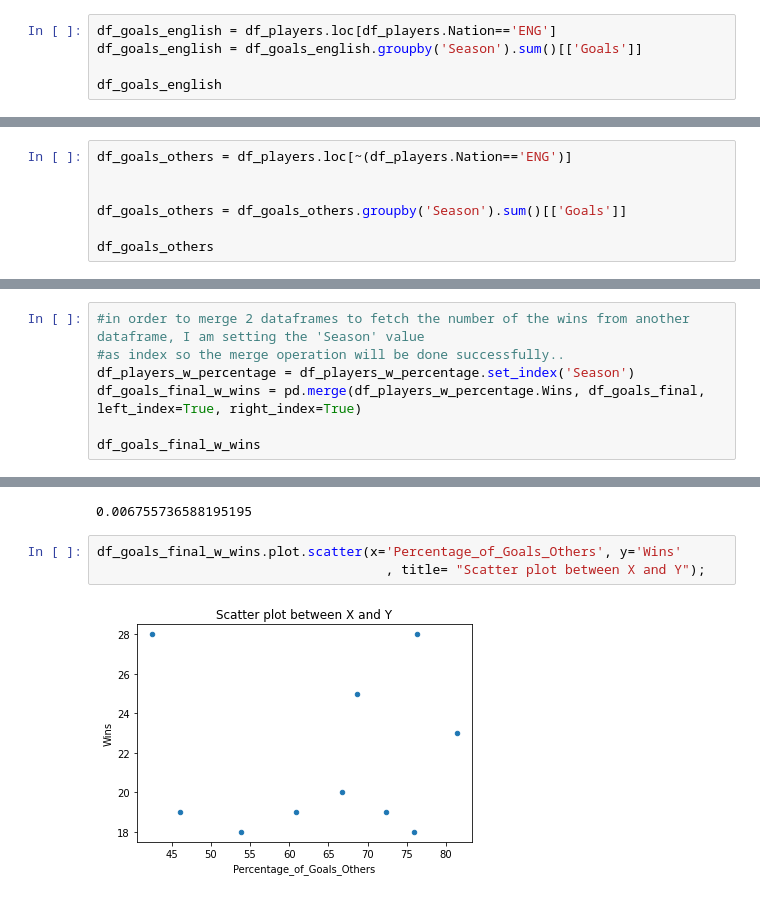
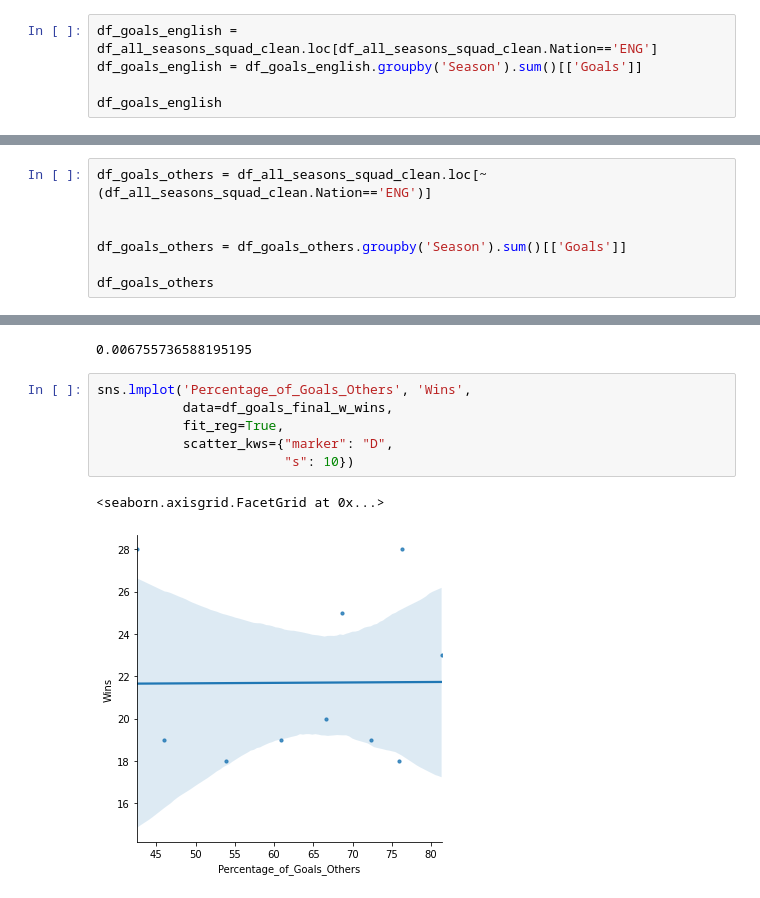
Before and after one commit to ayktonr/uol_dsc020_cw, a Jupyter notebook: cw_main.ipynb, the cells around one changed output, grey strips where cells are left out. Drawn from its saved outputs; the diff is of its cells as text.

```diff
--- a/cw_main.ipynb
+++ b/cw_main.ipynb
@@ -430,7 +405,7 @@ df_players
 First, English players..
 ***
 # %%
-df_goals_english = df_players.loc[df_players.Nation=='ENG']
+df_goals_english = df_all_seasons_squad_clean.loc[df_all_seasons_squad_clean.Nation=='ENG']
 df_goals_english = df_goals_english.groupby('Season').sum()[['Goals']]
 
 df_goals_english
@@ -452,7 +427,7 @@ df_goals_english
 Second, others...
 ***
 # %%
-df_goals_others = df_players.loc[~(df_players.Nation=='ENG')]
+df_goals_others = df_all_seasons_squad_clean.loc[~(df_all_seasons_squad_clean.Nation=='ENG')]
 
 
 df_goals_others = df_goals_others.groupby('Season').sum()[['Goals']]
@@ -558,10 +533,3 @@ As a final step, let me check if there is any correlation between the percentage
 and English vs for the wins
 
 ***
-# %%
-#in order to merge 2 dataframes to fetch the number of the wins from another dataframe, I am setting the 'Season' value
-#as index so the merge operation will be done successfully..
-df_players_w_percentage = df_players_w_percentage.set_index('Season')
-df_goals_final_w_wins = pd.merge(df_players_w_percentage.Wins, df_goals_final, left_index=True, right_index=True)
-
-df_goals_final_w_wins
@@ -588,8 +560,12 @@ Now let's see if there exists any correlation..
 df_goals_final_w_wins.Wins.corr(df_goals_final_w_wins.Percentage_of_Goals_Others)
 # %% [output]
 0.006755736588195195
-# %%
-df_goals_final_w_wins.plot.scatter(x='Percentage_of_Goals_Others', y='Wins'
-                                     , title= "Scatter plot between X and Y");
-# %% [output]
-[figure, removed]
+# %%
+sns.lmplot('Percentage_of_Goals_Others', 'Wins',
+           data=df_goals_final_w_wins,
+           fit_reg=True,
+           scatter_kws={"marker": "D",
+                        "s": 10})
+# %% [output]
+<seaborn.axisgrid.FacetGrid at 0x...>
+[figure, added]
```
Also changed, not shown: parts of 32 cells of this notebook, 34 other files.
